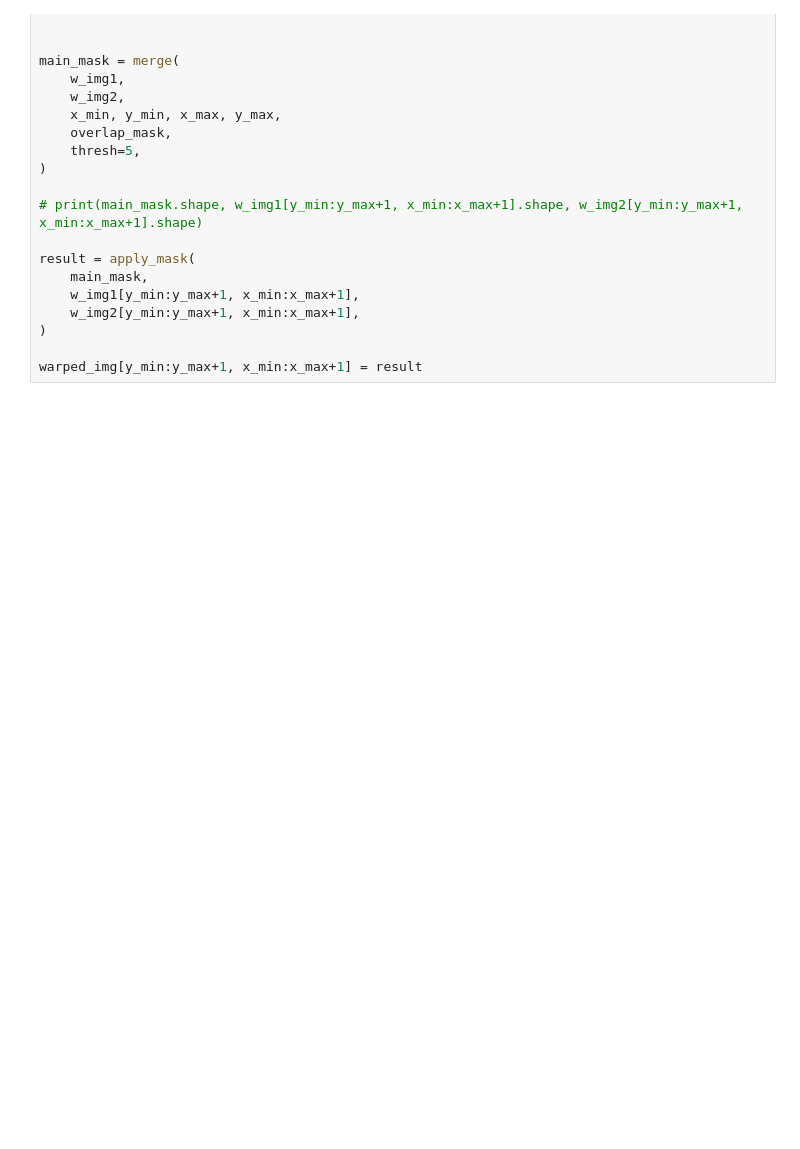
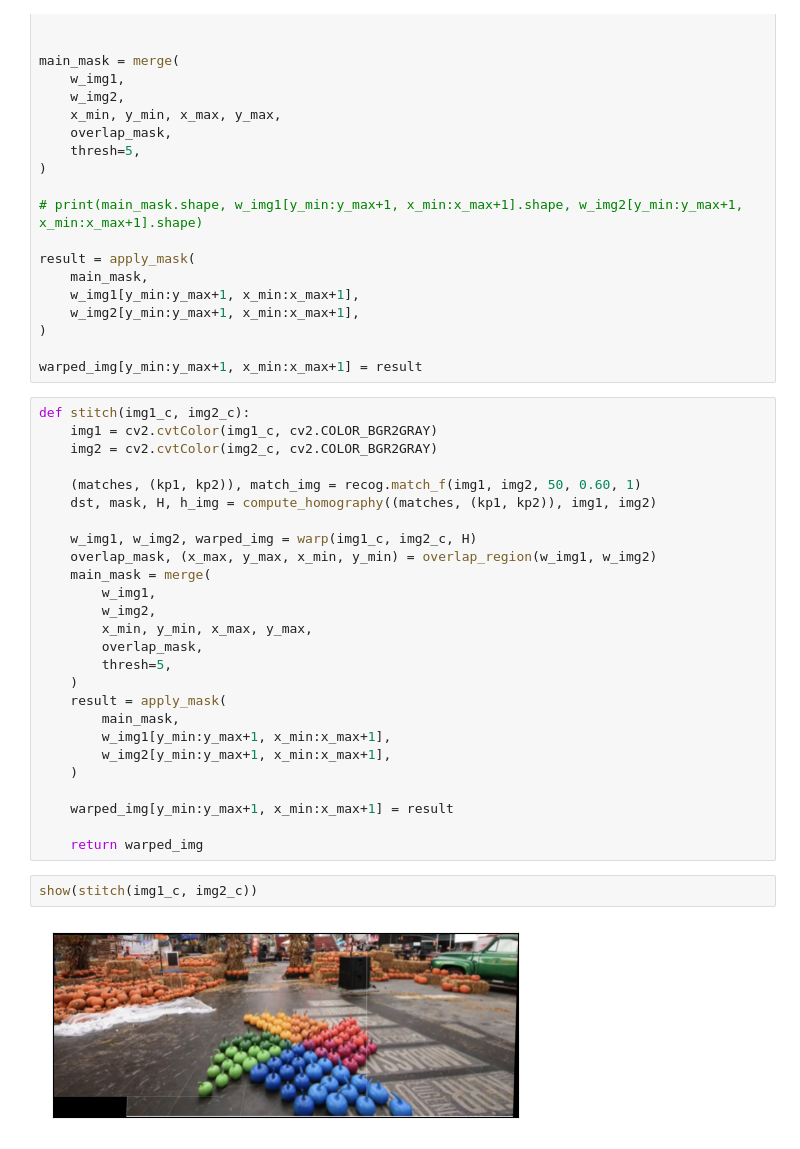
Before and after one commit to vinaykudari/ub, a Jupyter notebook: spring-22/CSE573-CVIP/BackgroundStitching/image-stitching.ipynb, the cells around one changed output. Cells and saved outputs as stored; diff of their text form; blank space fills up the shorter version.

```diff
--- a/spring-22/CSE573-CVIP/BackgroundStitching/image-stitching.ipynb
+++ b/spring-22/CSE573-CVIP/BackgroundStitching/image-stitching.ipynb
@@ -434,6 +414,36 @@ result = apply_mask(
 )
 
 warped_img[y_min:y_max+1, x_min:x_max+1] = result
+# %%
+def stitch(img1_c, img2_c):
+    img1 = cv2.cvtColor(img1_c, cv2.COLOR_BGR2GRAY)
+    img2 = cv2.cvtColor(img2_c, cv2.COLOR_BGR2GRAY)
+
+    (matches, (kp1, kp2)), match_img = recog.match_f(img1, img2, 50, 0.60, 1)
+    dst, mask, H, h_img = compute_homography((matches, (kp1, kp2)), img1, img2)
+
+    w_img1, w_img2, warped_img = warp(img1_c, img2_c, H)
+    overlap_mask, (x_max, y_max, x_min, y_min) = overlap_region(w_img1, w_img2)
+    main_mask = merge(
+        w_img1,
+        w_img2,
+        x_min, y_min, x_max, y_max,
+        overlap_mask,
+        thresh=5,
+    )
+    result = apply_mask(
+        main_mask,
+        w_img1[y_min:y_max+1, x_min:x_max+1],
+        w_img2[y_min:y_max+1, x_min:x_max+1],
+    )
+
+    warped_img[y_min:y_max+1, x_min:x_max+1] = result
+
+    return warped_img
+# %%
+show(stitch(img1_c, img2_c))
+# %% [output]
+[figure, added]
 # %%
 show(result, dpi=150)
 # %% [output]
```
Also changed, not shown: parts of 8 cells of this notebook, 5 other files.
